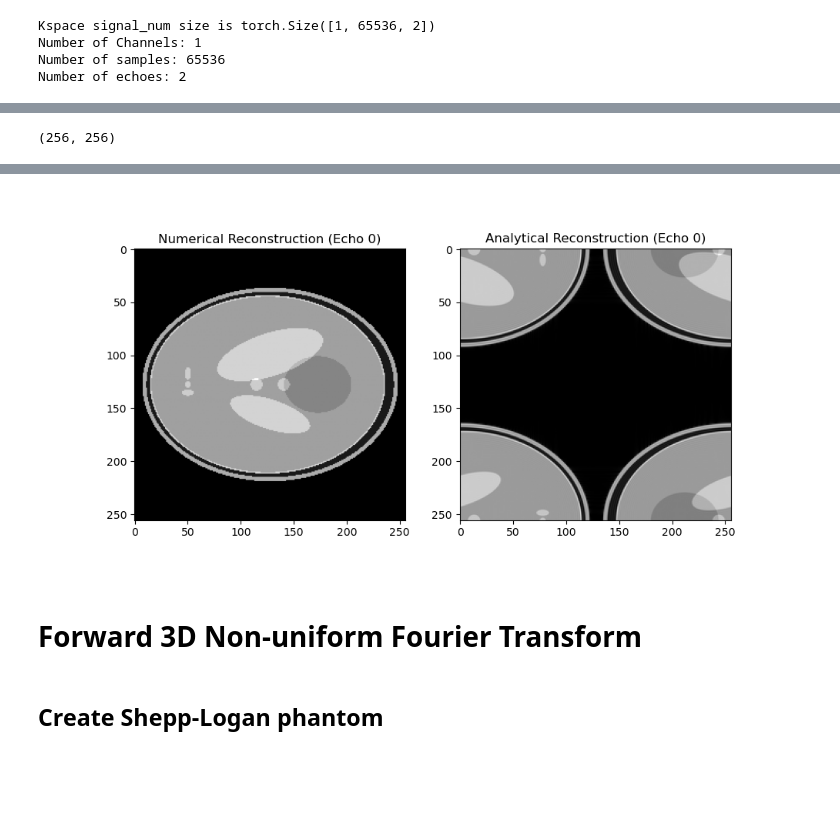
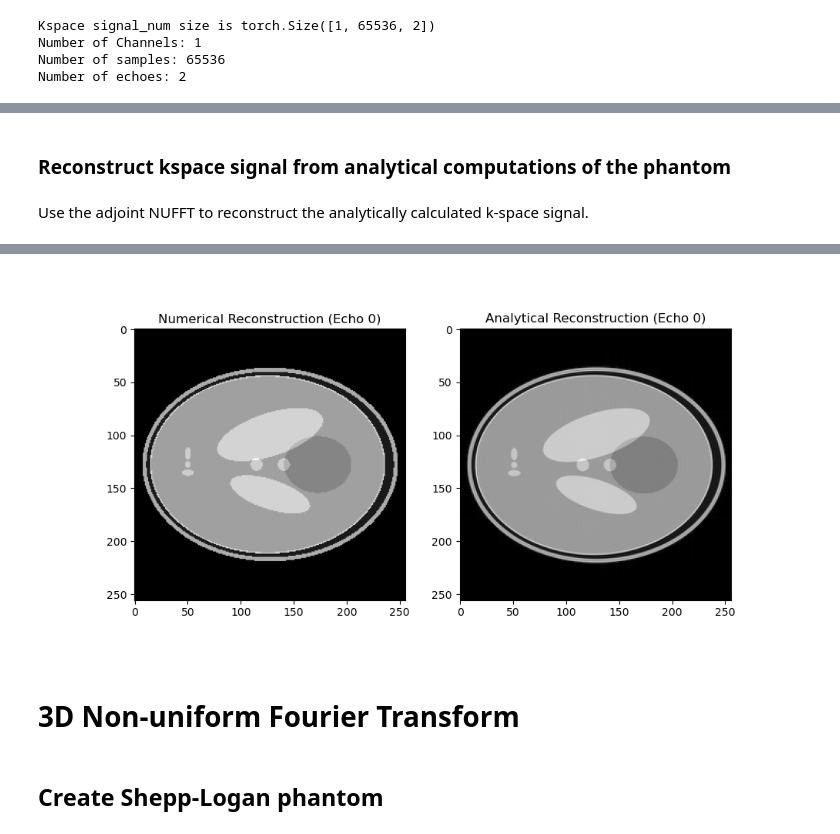
Before and after one commit to jumri-project/juart, a Jupyter notebook: notebooks/nufft.ipynb, the cells around one changed output, grey strips where cells are left out. Saved outputs shown, nothing was run; the diff lists cells and outputs as text; code cells hidden in the pictures; blank space fills up the shorter version.

```diff
--- a/notebooks/nufft.ipynb
+++ b/notebooks/nufft.ipynb
@@ -104,5 +108,5 @@ Shape of data is torch.Size([1, 65536, 2])
 # %%
-signal_num = nonuniform_fourier_transform_forward(k=ktraj, x=image)
+signal_num = nonuniform_fourier_transform_forward(k=ktraj, x=image, modeord=0, isign=-1)
 
 # Scale signal_num to have max magnitude of 1
 signal_num /= torch.max(torch.abs(signal_num))
@@ -126,62 +129,63 @@ tuple(matrix)
-# %%
-tuple(matrix)
-# %% [output]
-(256, 256)
 # %%
 signal_num = signal_num.view(image.shape)
 
 image_recon_num = torch.fft.ifftn(signal_num, dim=[1, 2, 3])
+image_recon_num = torch.fft.fftshift(image_recon_num)
 
 # Scale image to have max magnitude of 1
 image_recon_num /= torch.max(torch.abs(image_recon_num))
 
 image_recon_num_mag = torch.abs(image_recon_num)
-
-image_recon_anal = nonuniform_fourier_transform_adjoint(
-    k=ktraj, x=signal_anal, n_modes=tuple(matrix[:2])
-)
-
-image_recon_anal /= torch.max(torch.abs(image_recon_anal))
-
-image_recon_anal_mag = torch.abs(image_recon_anal)
+# %% [markdown]
+### Reconstruct kspace signal from analytical computations of the phantom
+# %% [markdown]
+Use the adjoint NUFFT to reconstruct the analytically calculated k-space signal.
+# %%
+image_recon_anal = nonuniform_fourier_transform_adjoint(
+    k=ktraj, x=signal_anal, n_modes=tuple(matrix[:2]), modeord=0, isign=1
+)
+
+image_recon_anal /= torch.max(torch.abs(image_recon_anal))
+
+image_recon_anal_mag = torch.abs(image_recon_anal)
 # %%
 e_init = 0
 
 fig, axes = plt.subplots(1, 2, figsize=(10, 5))
 
 # Display image_recon_num_mag
 shw_num = axes[0].imshow(image_recon_num_mag[0, :, :, 0, e_init], cmap="gray")
-axes[0].set_title("Numerical Reconstruction")
+axes[0].set_title(f"Numerical Reconstruction (Echo {e_init})")
 
 # Display image_recon_anal_mag
 shw_anal = axes[1].imshow(image_recon_anal_mag[0, :, :, 0, e_init], cmap="gray")
-axes[1].set_title("Analytical Reconstruction")
+axes[1].set_title(f"Analytical Reconstruction (Echo {e_init})")
 
 
 def update_slice(e):
     shw_num.set_data(image_recon_num_mag[0, :, :, 0, e])
     shw_anal.set_data(image_recon_anal_mag[0, :, :, 0, e])
     axes[0].set_title(f"Numerical Reconstruction (Echo {e})")
     axes[1].set_title(f"Analytical Reconstruction (Echo {e})")
     fig.canvas.draw()
 
 
 e_slider = widgets.IntSlider(
     value=e_init,
     min=0,
     max=image_recon_num_mag.shape[-1] - 1,
     step=1,
     description="Echo:",
 )
 
 widgets.interactive(update_slice, e=e_slider)
 
 display(e_slider)
 # %% [output]
 [interactive output not drawn]
-[figure, old version]
+[figure, new version]
 # %% [markdown]
-# Forward 3D Non-uniform Fourier Transform
+# 3D Non-uniform Fourier Transform
 # %%
 fov = [0.2, 0.2, 0.2]
 matrix = [256, 256, 256]
```
Also changed, not shown: parts of 20 cells of this notebook, 2 other files.
